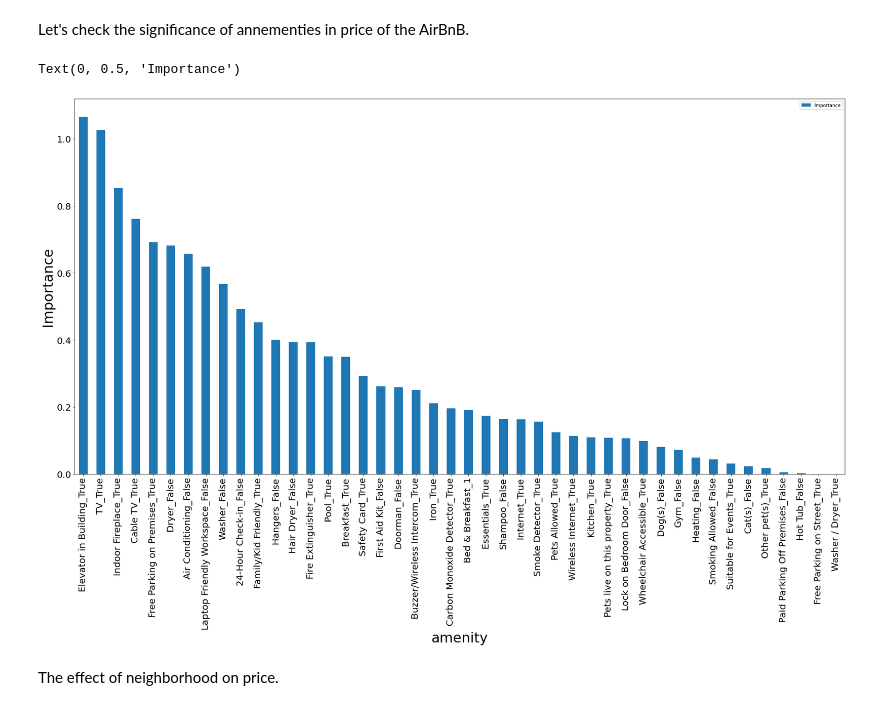
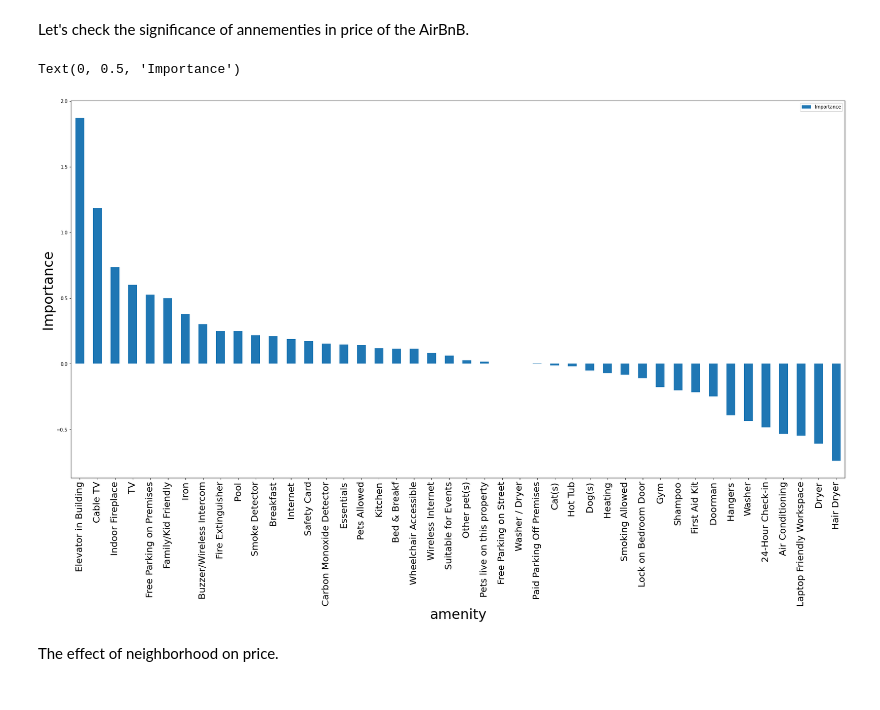
Before and after one commit to Vaibhav3M/AirBnB_Aanalytics, a Jupyter notebook: Analysis/Prediction.ipynb, the cells around one changed output. Saved outputs shown, nothing was run; the diff lists cells and outputs as text; code cells hidden in the pictures.

Commit message:
FIX: Amenity graph

```diff
--- a/Analysis/Prediction.ipynb
+++ b/Analysis/Prediction.ipynb
@@ -187,40 +188,44 @@ Importnave of feature for pred
 features = final_model.get_feature_importance(prettified = True).set_index('Feature Id').to_dict()['Importances']
 
 #sort by decreasing importance
-feature_importance_dict = dict([(v[0],v[1]) for v in sorted(features1.items(), key=lambda kv: (-kv[1], kv[0]))])
+feature_importance_dict = dict([(v[0],v[1]) for v in sorted(features.items(), key=lambda kv: (-kv[1], kv[0]))])
 # %% [markdown]
 Let's check the significance of annementies in price of the AirBnB.
 # %%
 amenity_list = ['24-Hour Check-in', 'Air Conditioning', 'Breakfast',
        'Buzzer/Wireless Intercom', 'Cable TV', 'Carbon Monoxide Detector',
        'Cat(s)', 'Dog(s)', 'Doorman', 'Dryer', 'Elevator in Building',
        'Essentials', 'Family/Kid Friendly', 'Fire Extinguisher',
        'First Aid Kit', 'Free Parking on Premises',
        'Free Parking on Street', 'Gym', 'Hair Dryer', 'Hangers',
        'Heating', 'Hot Tub', 'Indoor Fireplace', 'Internet', 'Iron',
        'Kitchen', 'Laptop Friendly Workspace', 'Lock on Bedroom Door',
        'Other pet(s)', 'Paid Parking Off Premises', 'Pets Allowed',
        'Pets live on this property', 'Pool', 'Safety Card', 'Shampoo',
        'Smoke Detector', 'Smoking Allowed', 'Suitable for Events', 'TV',
        'Washer', 'Washer / Dryer', 'Wheelchair Accessible',
        'Wireless Internet', 'translation missing: en.hosting_amenity_49',
        'translation missing: en.hosting_amenity_50']
 
 amenity_importance = []
 for amenity in amenity_list:
     for col in feature_importance_dict.keys():
         if amenity in col:
-            amenity_importance.append((col,feature_importance_dict[col]))
+            if 'False' in col:
+                amenity_importance.append((col[:-6], -feature_importance_dict[col]))
+            else:
+                amenity_importance.append((col[:-5], feature_importance_dict[col]))
+
 
 amenity_importance.sort(key=lambda tup: tup[1], reverse = True)
 
 pd.DataFrame(amenity_importance, columns = ['amenity','Importance']).drop_duplicates().set_index('amenity').plot(kind='bar', figsize = (30,15))
 plt.xticks(fontsize=20)
 plt.xlabel('amenity', fontsize=30)
 plt.ylabel('Importance', fontsize=30)
 # %% [output]
 Text(0, 0.5, 'Importance')
-[figure, old version]
+[figure, new version]
 # %% [markdown]
 The effect of neighborhood on price.
 # %%
```
Also changed, not shown: parts of 10 cells of this notebook, 5 other files.
